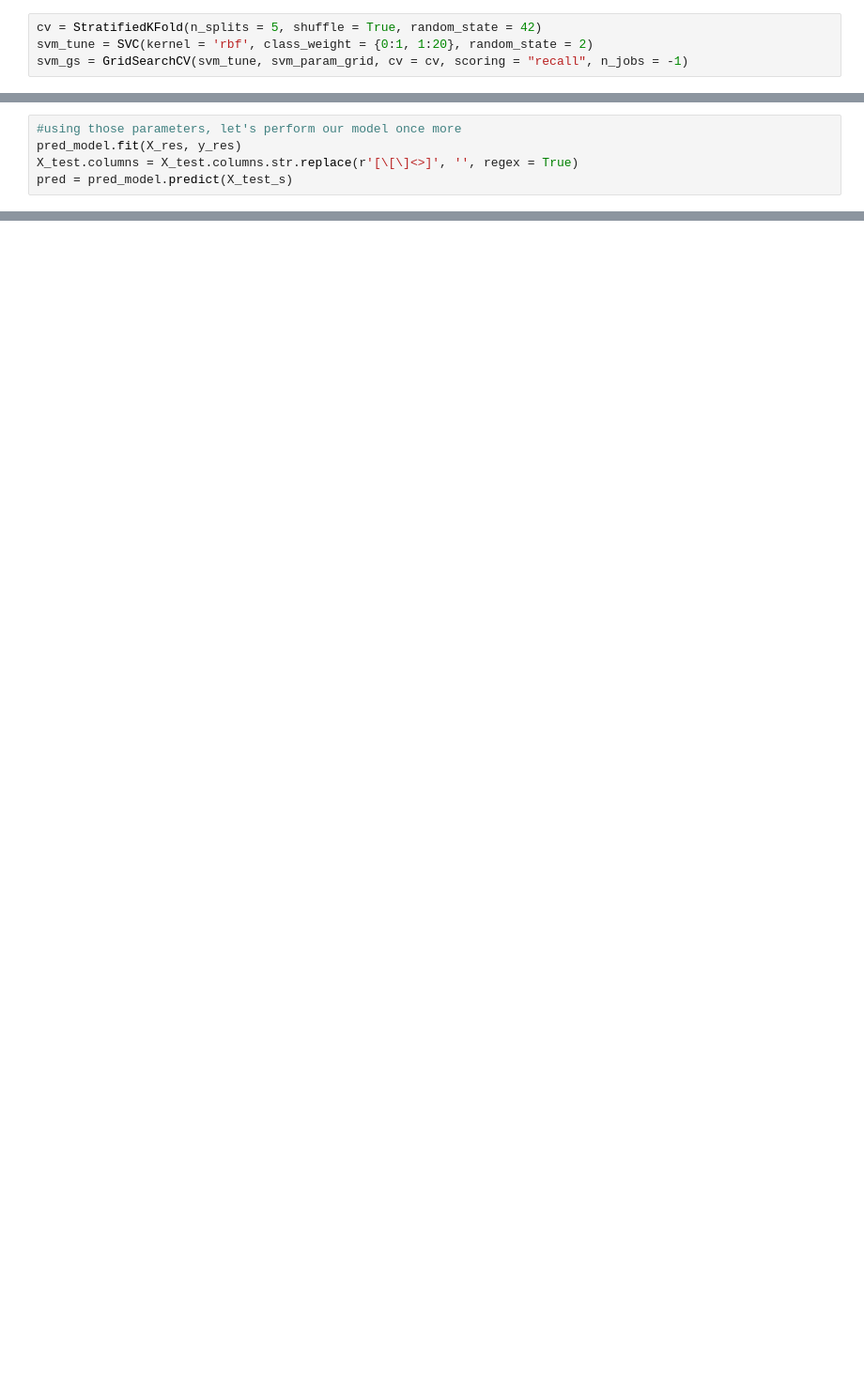
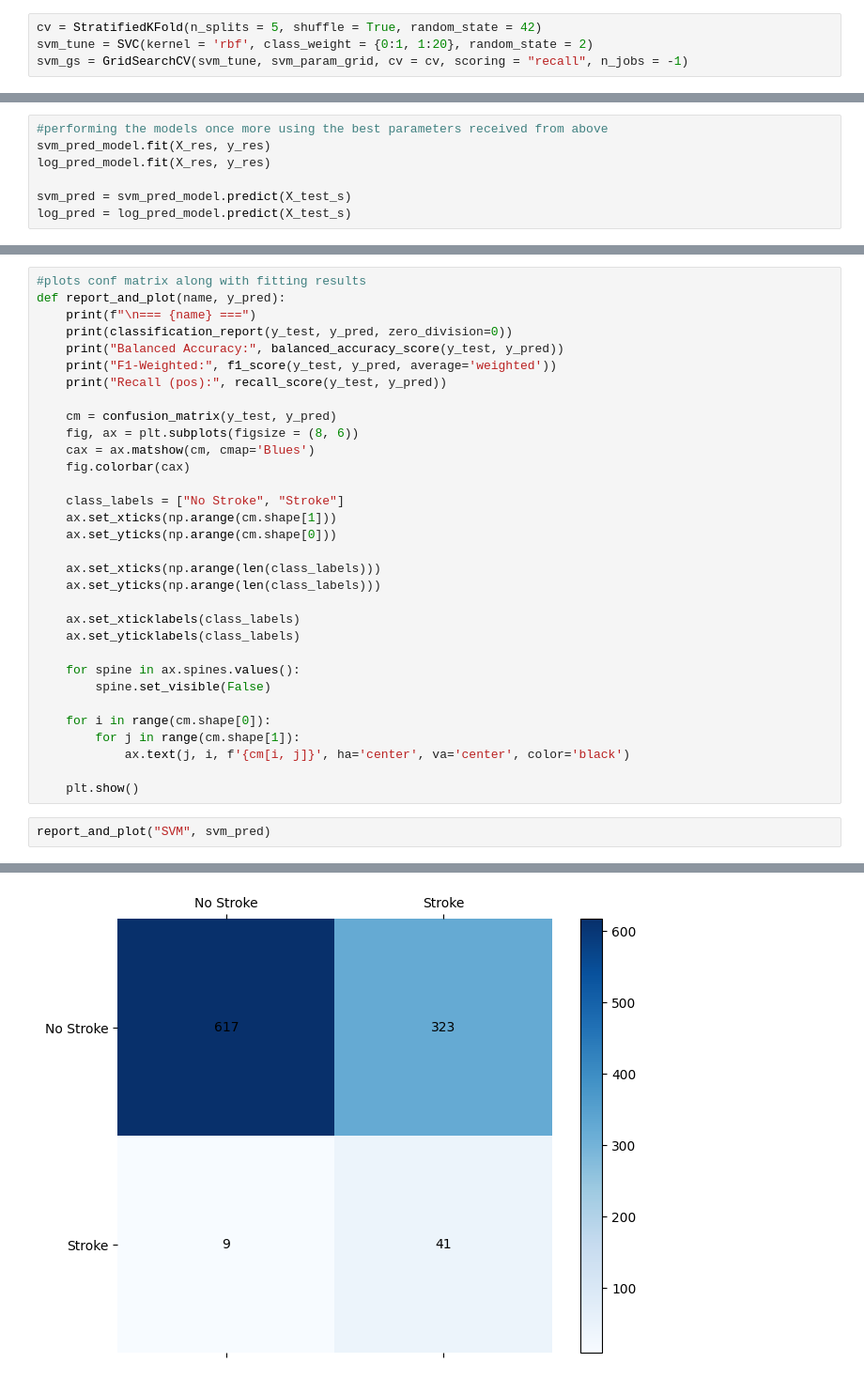
Before and after one commit to Yuuklo/stroke-prediction, a Jupyter notebook: notebooks/02_modeling.ipynb, the cells around one changed output, grey strips where cells are left out. Shown at 94% size. Drawn from its saved outputs; the diff is of its cells as text; blank space fills up the shorter version.

Commit message:
final touches and confirming best models

```diff
--- a/notebooks/02_modeling.ipynb
+++ b/notebooks/02_modeling.ipynb
@@ -268,5 +294,7 @@ pred_model = SVC(**svm_gs.best_params_)
 # %%
-#using those parameters, let's perform our model once more
-pred_model.fit(X_res, y_res)
-X_test.columns = X_test.columns.str.replace(r'[\[\]<>]', '', regex = True)
-pred = pred_model.predict(X_test_s)
+#performing the models once more using the best parameters received from above
+svm_pred_model.fit(X_res, y_res)
+log_pred_model.fit(X_res, y_res)
+
+svm_pred = svm_pred_model.predict(X_test_s)
+log_pred = log_pred_model.predict(X_test_s)
@@ -322,0 +301,35 @@ Recall Score: 0.82
+# %%
+#plots conf matrix along with fitting results
+def report_and_plot(name, y_pred):
+    print(f"\n=== {name} ===")
+    print(classification_report(y_test, y_pred, zero_division=0))
+    print("Balanced Accuracy:", balanced_accuracy_score(y_test, y_pred))
+    print("F1-Weighted:", f1_score(y_test, y_pred, average='weighted'))
+    print("Recall (pos):", recall_score(y_test, y_pred))
+
+    cm = confusion_matrix(y_test, y_pred)
+    fig, ax = plt.subplots(figsize = (8, 6))
+    cax = ax.matshow(cm, cmap='Blues')
+    fig.colorbar(cax)
+
+    class_labels = ["No Stroke", "Stroke"]
+    ax.set_xticks(np.arange(cm.shape[1]))
+    ax.set_yticks(np.arange(cm.shape[0]))
+
+    ax.set_xticks(np.arange(len(class_labels)))
+    ax.set_yticks(np.arange(len(class_labels)))
+
+    ax.set_xticklabels(class_labels)
+    ax.set_yticklabels(class_labels)
+
+    for spine in ax.spines.values():
+        spine.set_visible(False)
+
+    for i in range(cm.shape[0]):
+        for j in range(cm.shape[1]):
+            ax.text(j, i, f'{cm[i, j]}', ha='center', va='center', color='black')
+
+    plt.show()
+# %%
+report_and_plot("SVM", svm_pred)
+# %% [output]
@@ -322,0 +349 @@ Recall Score: 0.82
+[figure, added]
```
Also changed, not shown: parts of 18 cells of this notebook, 7 other files.
